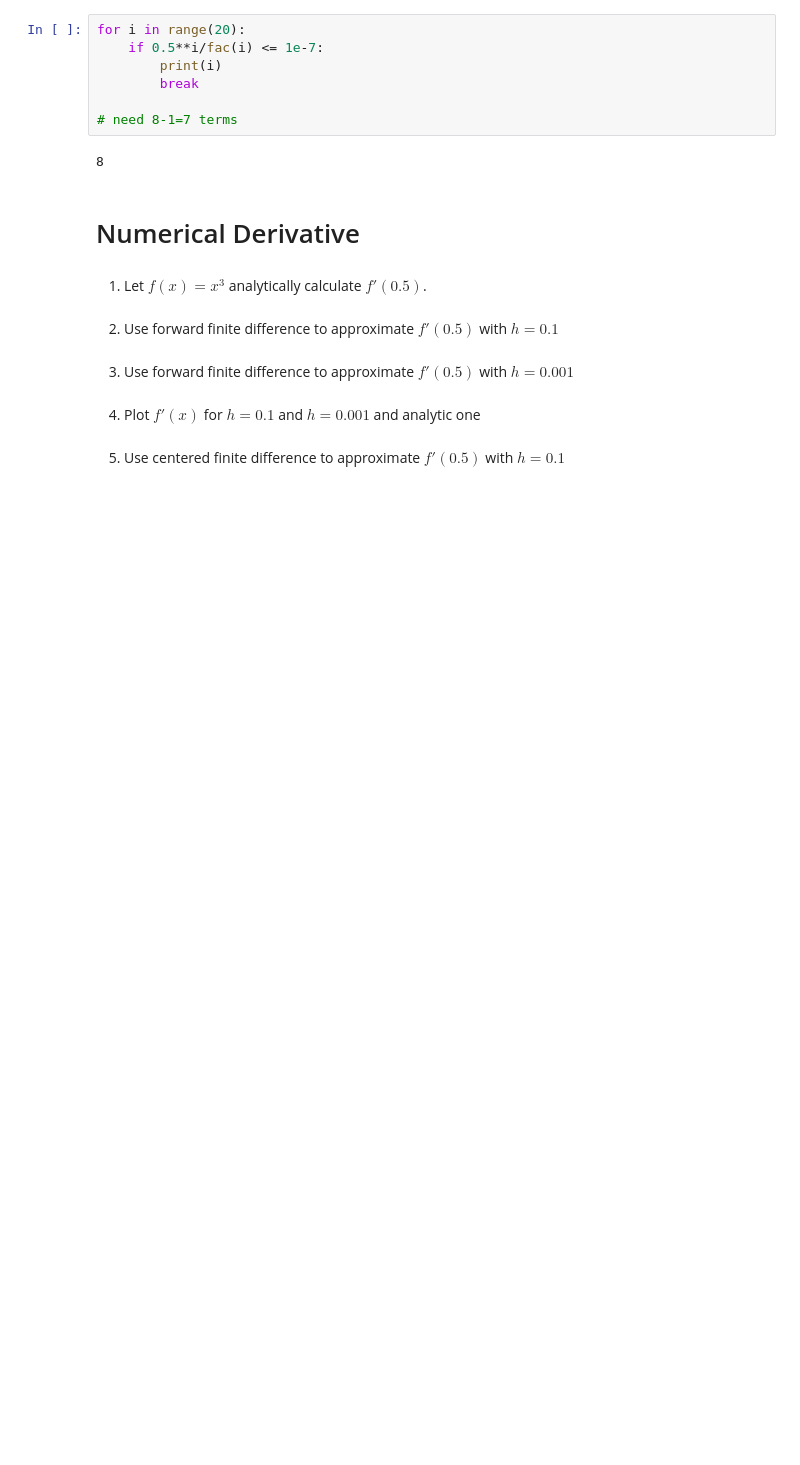
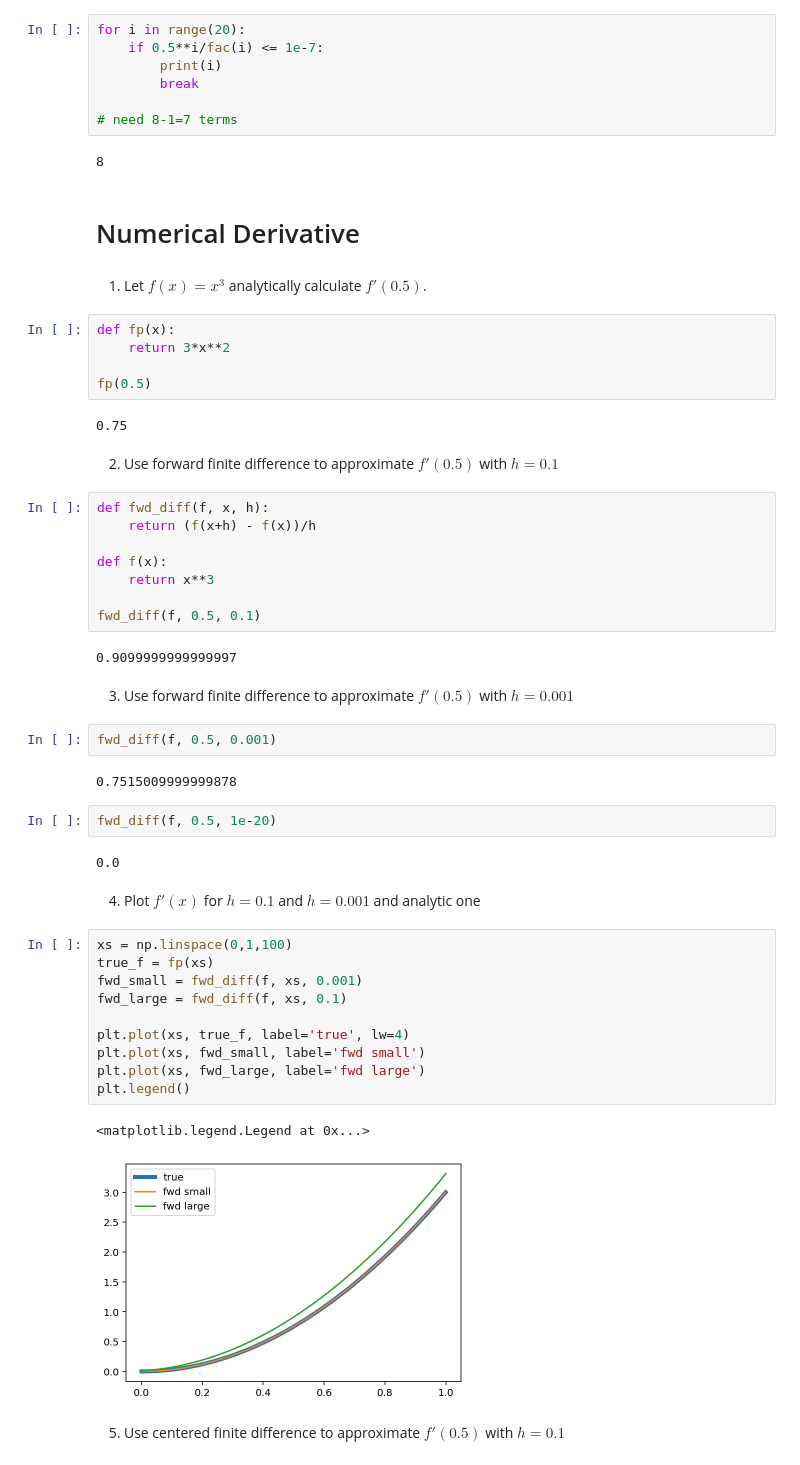
Before and after one commit to TJJayCollector/Exercise-02-Taylor-And-Derivative, a Jupyter notebook: 02 Taylor Series and Derivative.ipynb, the cells around one changed output. Drawn from its saved outputs; the diff is of its cells as text; blank space fills up the shorter version.

```diff
--- a/02 Taylor Series and Derivative.ipynb
+++ b/02 Taylor Series and Derivative.ipynb
@@ -127,10 +127,48 @@ for i in range(20):
 # Numerical Derivative
 # %% [markdown]
 1) Let $f(x) = x^3$ analytically calculate $f'(0.5)$.
+# %%
+def fp(x):
+    return 3*x**2
+
+fp(0.5)
+# %% [output]
+0.75
 # %% [markdown]
 2) Use forward finite difference to approximate $f'(0.5)$ with $h=0.1$
+# %%
+def fwd_diff(f, x, h):
+    return (f(x+h) - f(x))/h
+
+def f(x):
+    return x**3
+
+fwd_diff(f, 0.5, 0.1)
+# %% [output]
+0.9099999999999997
 # %% [markdown]
 3) Use forward finite difference to approximate $f'(0.5)$ with $h=0.001$
+# %%
+fwd_diff(f, 0.5, 0.001)
+# %% [output]
+0.7515009999999878
+# %%
+fwd_diff(f, 0.5, 1e-20)
+# %% [output]
+0.0
 # %% [markdown]
 4) Plot $f'(x)$ for $h=0.1$ and $h=0.001$ and analytic one
+# %%
+xs = np.linspace(0,1,100)
+true_f = fp(xs)
+fwd_small = fwd_diff(f, xs, 0.001)
+fwd_large = fwd_diff(f, xs, 0.1)
+
+plt.plot(xs, true_f, label='true', lw=4)
+plt.plot(xs, fwd_small, label='fwd small')
+plt.plot(xs, fwd_large, label='fwd large')
+plt.legend()
+# %% [output]
+<matplotlib.legend.Legend at 0x...>
+[figure, added]
 # %% [markdown]
```
Also changed, not shown: parts of 4 cells of this notebook.
